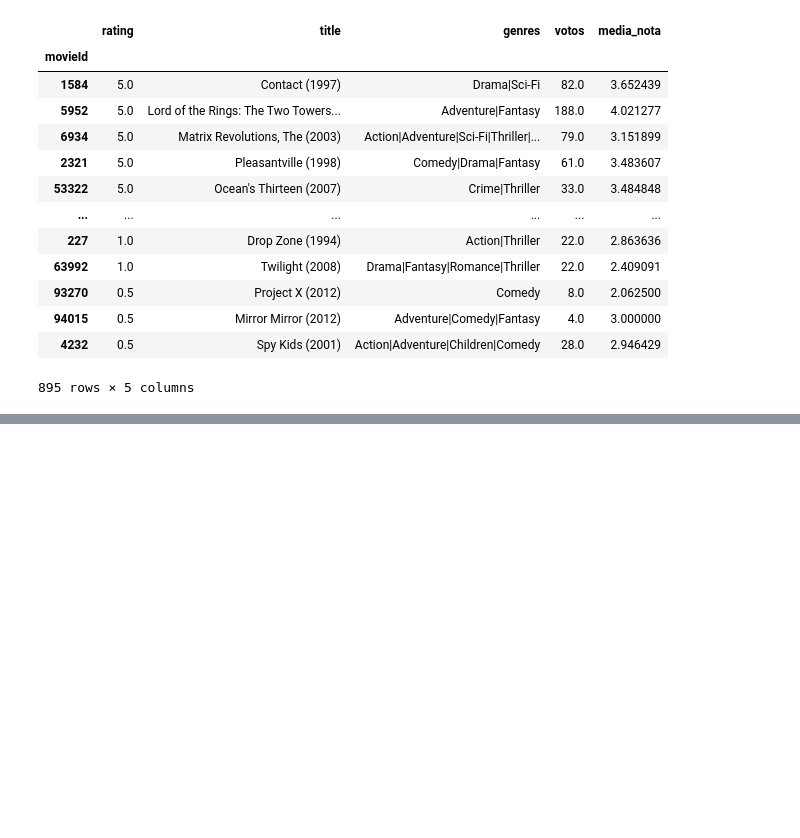
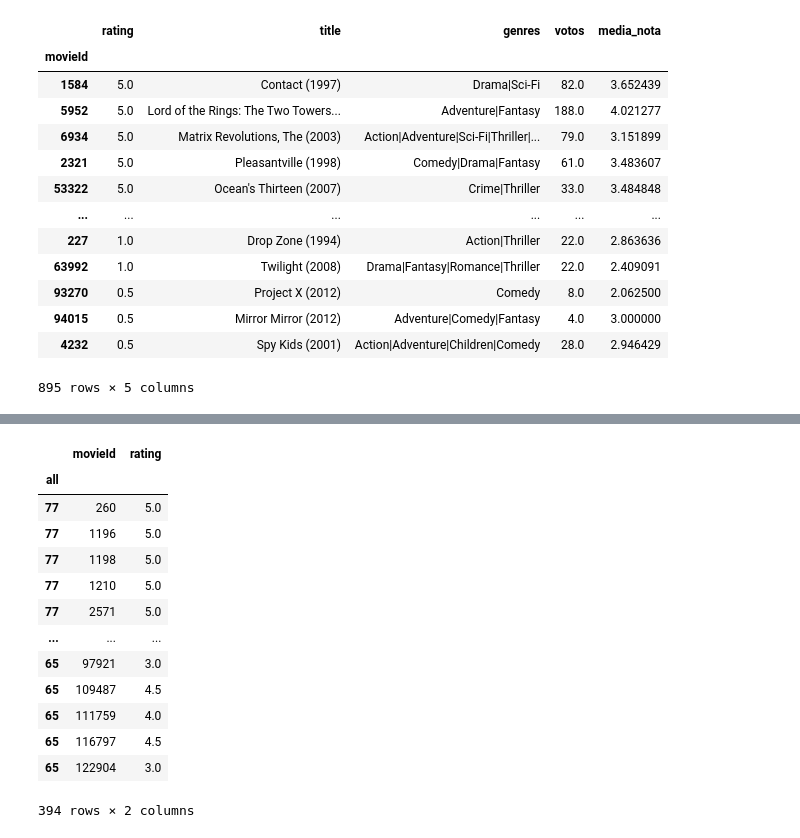
Before and after one commit to lucas-placido/Deploy-with-Docker, a Jupyter notebook: simple_RecSys.ipynb, the cells around one changed output, grey strips where cells are left out. Drawn from its saved outputs; the diff is of its cells as text; code cells hidden in the pictures; blank space fills up the shorter version.

```diff
--- a/simple_RecSys.ipynb
+++ b/simple_RecSys.ipynb
@@ -411,0 +414,4 @@ recomendation(5, k_closest=10)
+# %%
+model = recomendation()
+# %%
+id = 1
@@ -411,0 +435,3 @@ recomendation(5, k_closest=10)
+# %%
+closest = model.closer(id)
+closest
@@ -411,0 +451,19 @@ recomendation(5, k_closest=10)
+# %%
+closest_users = closest.index
+closest_rating = model.ratings.set_index("userId").loc[closest_users]
+closest_rating
+# %% [output]
+|  | movieId | rating |
+| all |  |  |
+| 77 | 260 | 5.0 |
+| 77 | 1196 | 5.0 |
+| 77 | 1198 | 5.0 |
+| 77 | 1210 | 5.0 |
+| 77 | 2571 | 5.0 |
+| ... | ... | ... |
+| 65 | 97921 | 3.0 |
+| 65 | 109487 | 4.5 |
+| 65 | 111759 | 4.0 |
+| 65 | 116797 | 4.5 |
+| 65 | 122904 | 3.0 |
+394 rows × 2 columns
```
Also changed, not shown: parts of 7 cells of this notebook, 2 other files.
